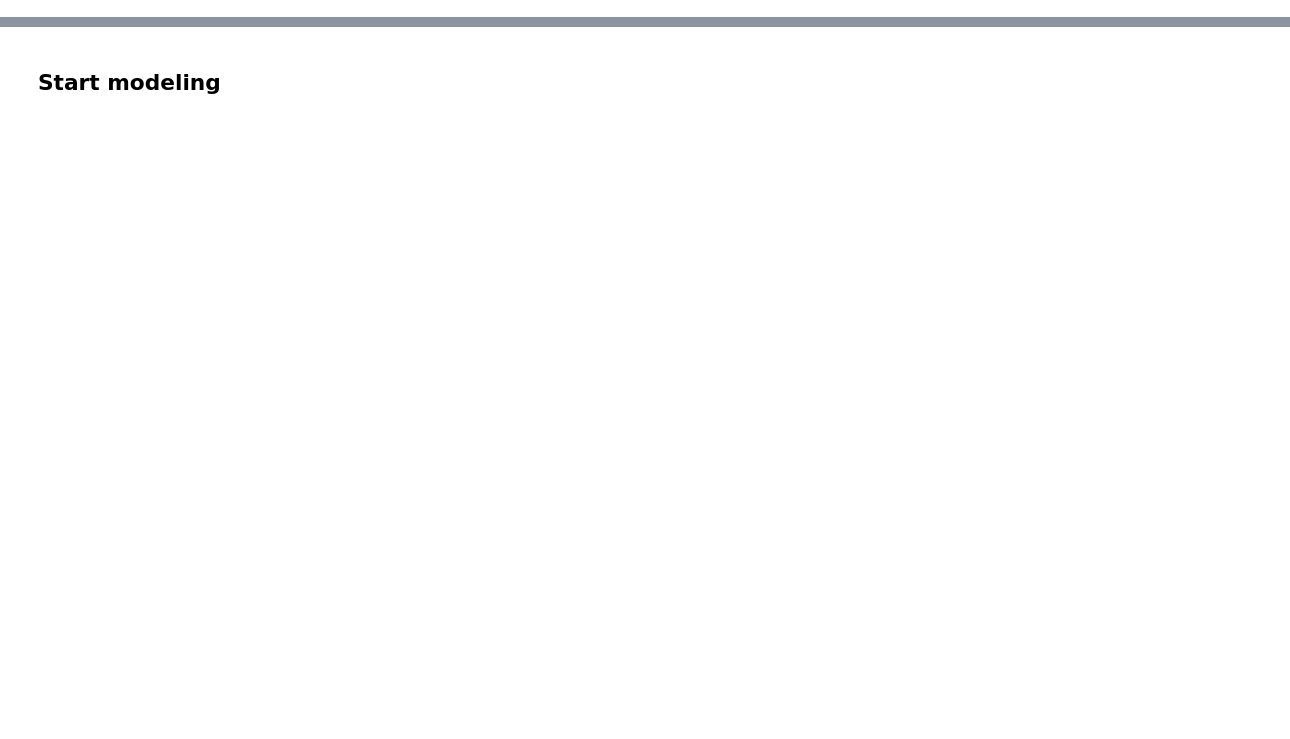
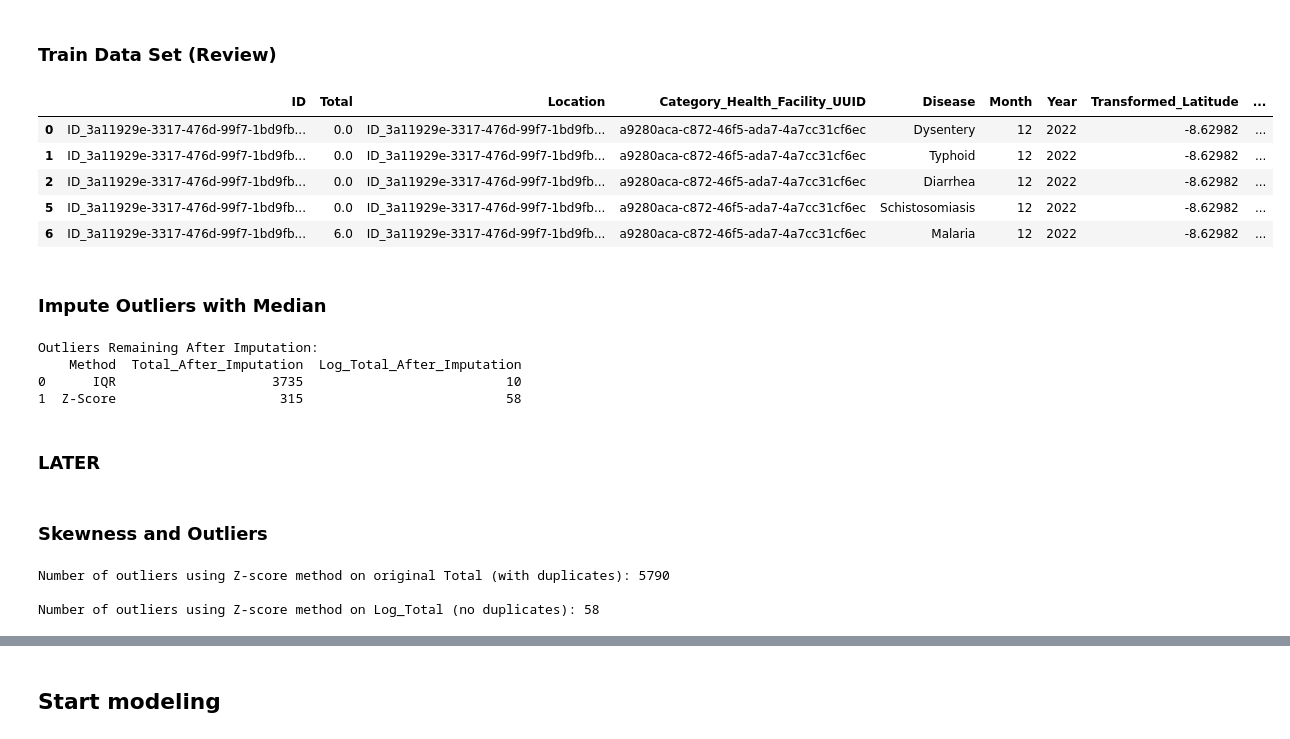
Before and after one commit to malambomutila/SUA-Outsmarting-Outbreaks-Challenge, a Jupyter notebook: 03_Scripts/Outsmart.ipynb, the cells around one changed output, grey strips where cells are left out. Saved outputs shown, nothing was run; the diff lists cells and outputs as text; code cells hidden in the pictures; blank space fills up the shorter version.

```diff
--- a/03_Scripts/Outsmart.ipynb
+++ b/03_Scripts/Outsmart.ipynb
@@ -34,0 +207,6 @@ water_sources = pd.read_csv(data_dir / "water_sources.csv")
+# %%
+# Imputing with Median
+train.loc[:, 'Total'] = train['Total'].fillna(train['Total'].median())
+
+# Number of Missing Values
+train.isnull().sum()
@@ -34,0 +247,3 @@ water_sources = pd.read_csv(data_dir / "water_sources.csv")
+# %%
+# Drop duplicate rows
+train = train.drop_duplicates()
@@ -34,0 +252,6 @@ water_sources = pd.read_csv(data_dir / "water_sources.csv")
+# %%
+# Log_Total after dropping duplicates
+train["Log_Total"] = np.log1p(train["Total"])
+
+train["Z_Score_Total"] = np.abs(zscore(train["Total"]))
+train["Z_Score_Log_Total"] = np.abs(zscore(train["Log_Total"]))
@@ -34,0 +287,11 @@ water_sources = pd.read_csv(data_dir / "water_sources.csv")
+# %% [markdown]
+### Train Data Set (Review)
+# %%
+train.head()
+# %% [output]
+|  | ID | Total | Location | Category_Health_Facility_UUID | Disease | Month | Year | Transformed_Latitude | ... |
+| 0 | ID_3a11929e-3317-476d-99f7-1bd9fb... | 0.0 | ID_3a11929e-3317-476d-99f7-1bd9fb... | a9280aca-c872-46f5-ada7-4a7cc31cf6ec | Dysentery | 12 | 2022 | -8.62982 | ... |
+| 1 | ID_3a11929e-3317-476d-99f7-1bd9fb... | 0.0 | ID_3a11929e-3317-476d-99f7-1bd9fb... | a9280aca-c872-46f5-ada7-4a7cc31cf6ec | Typhoid | 12 | 2022 | -8.62982 | ... |
+| 2 | ID_3a11929e-3317-476d-99f7-1bd9fb... | 0.0 | ID_3a11929e-3317-476d-99f7-1bd9fb... | a9280aca-c872-46f5-ada7-4a7cc31cf6ec | Diarrhea | 12 | 2022 | -8.62982 | ... |
+| 5 | ID_3a11929e-3317-476d-99f7-1bd9fb... | 0.0 | ID_3a11929e-3317-476d-99f7-1bd9fb... | a9280aca-c872-46f5-ada7-4a7cc31cf6ec | Schistosomiasis | 12 | 2022 | -8.62982 | ... |
+| 6 | ID_3a11929e-3317-476d-99f7-1bd9fb... | 6.0 | ID_3a11929e-3317-476d-99f7-1bd9fb... | a9280aca-c872-46f5-ada7-4a7cc31cf6ec | Malaria | 12 | 2022 | -8.62982 | ... |
@@ -34,0 +301,2 @@ water_sources = pd.read_csv(data_dir / "water_sources.csv")
+# %% [markdown]
+### Impute Outliers with Median
@@ -34,0 +315,33 @@ water_sources = pd.read_csv(data_dir / "water_sources.csv")
+# %%
+# Step 1: Detect Outliers Again After Imputation
+outliers_iqr_after = {
+    "Total": len(detect_outliers_iqr(train_no_outliers["Total"])),
+    "Log_Total": len(detect_outliers_iqr(train_no_outliers["Log_Total"]))
+}
+
+outliers_zscore_after = {
+    "Total": (train_no_outliers["Z_Score_Total"] > 3).sum(),
+    "Log_Total": (train_no_outliers["Z_Score_Log_Total"] > 3).sum()
+}
+
+# Step 2: Create DataFrame to Compare Outliers Before and After Imputation
+outliers_after_df = pd.DataFrame(
+    {
+        "Method": ["IQR", "Z-Score"],
+        "Total_After_Imputation": [outliers_iqr_after["Total"], outliers_zscore_after["Total"]],
+        "Log_Total_After_Imputation": [outliers_iqr_after["Log_Total"], outliers_zscore_after["Log_Total"]]
+    }
+)
+
+# Step 3: Print Results
+print("Outliers Remaining After Imputation:")
+print(outliers_after_df)
+# %% [output]
+Outliers Remaining After Imputation:
+    Method  Total_After_Imputation  Log_Total_After_Imputation
+0      IQR                    3735                          10
+1  Z-Score                     315                          58
+# %% [markdown]
+### LATER
+# %% [markdown]
+### Skewness and Outliers
@@ -34,0 +366,11 @@ water_sources = pd.read_csv(data_dir / "water_sources.csv")
+# %%
+train["Log_Z_Score"] = np.abs(zscore(train["Log_Total"]))  # Compute absolute Z-score
+outlier_indices_z = train[train["Log_Z_Score"] > 3].index  # Use threshold of 3
+outliers_indices_z_normal = train_with_duplicates[train_with_duplicates["Total"] > 3].index
+
+print(f"Number of outliers using Z-score method on original Total (with duplicates): {len(outliers_indices_z_normal)}\n")
+print(f"Number of outliers using Z-score method on Log_Total (no duplicates): {len(outlier_indices_z)}")
+# %% [output]
+Number of outliers using Z-score method on original Total (with duplicates): 5790
+
+Number of outliers using Z-score method on Log_Total (no duplicates): 58
```
Also changed, not shown: parts of 53 cells of this notebook, 3 other files.
